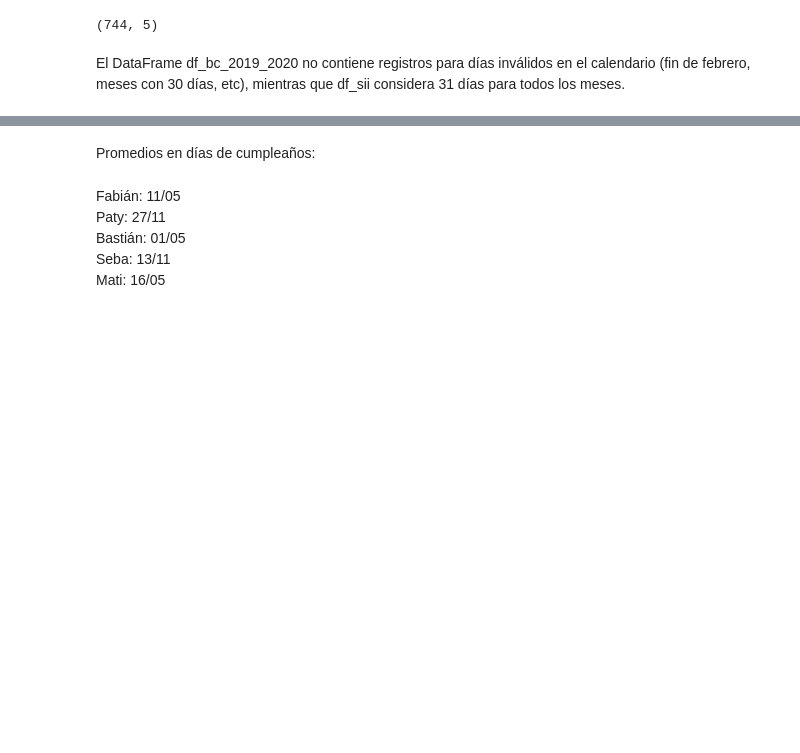
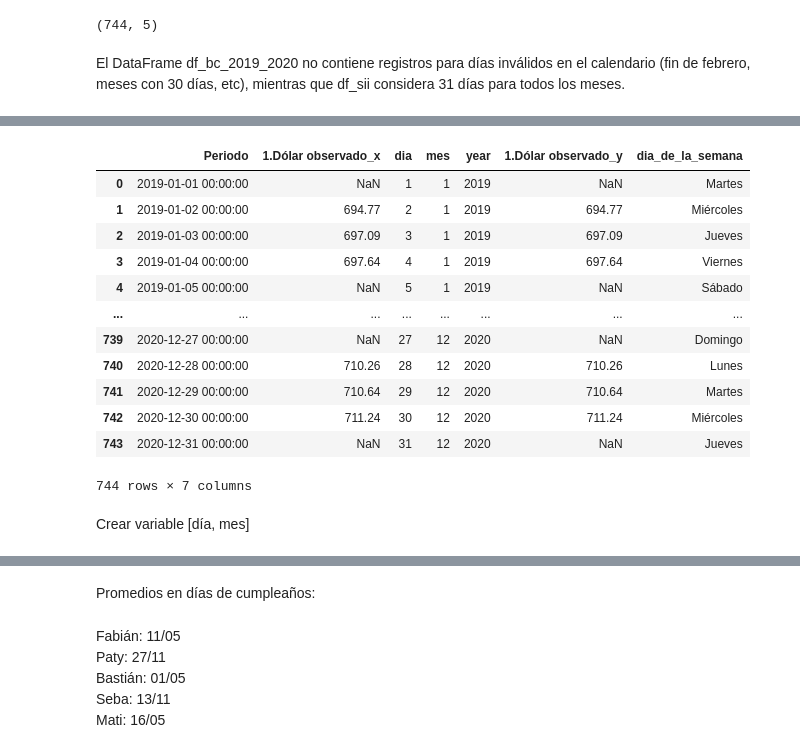
Before and after one commit to Bguzman96/tarea1-add, a Jupyter notebook: notebooks/3_nb_maticlein.ipynb, the cells around one changed output, grey strips where cells are left out. Cells and saved outputs as stored; diff of their text form; code cells hidden in the pictures; blank space fills up the shorter version.

```diff
--- a/notebooks/3_nb_maticlein.ipynb
+++ b/notebooks/3_nb_maticlein.ipynb
@@ -325,0 +333,3 @@ test[(test["year_y"] == 2019) | (test["year_y"] == 2020)]
+# %%
+df_sii_tidy = df_sii
+df_bc_all_tidy = df_bc_all
@@ -325,0 +338,2 @@ test[(test["year_y"] == 2019) | (test["year_y"] == 2020)]
+# %%
+df_sii_tidy.columns = ['year', 'dia', 'mes', '1.Dólar observado', 'dia_de_la_semana']
@@ -325,0 +342,21 @@ test[(test["year_y"] == 2019) | (test["year_y"] == 2020)]
+# %%
+months = {
+    "Ene": 1,
+    "Feb": 2,
+    "Mar": 3,
+    "Abr": 4,
+    "May": 5,
+    "Jun": 6,
+    "Jul": 7,
+    "Ago": 8,
+    "Sep": 9,
+    "Oct": 10,
+    "Nov": 11,
+    "Dic": 12,
+}
+
+for row in range(0, len(df_sii)):
+    try:
+        df_sii_tidy["mes"][row]= months[df_sii_tidy["mes"][row]]
+    except:
+        pass
@@ -325,0 +365,8 @@ test[(test["year_y"] == 2019) | (test["year_y"] == 2020)]
+# %%
+df_sii_tidy['dia'] = df_sii_tidy['dia'].astype('int64')
+df_sii_tidy['mes'] = df_sii_tidy['mes'].astype('int64')
+df_sii_tidy['year'] = df_sii_tidy['year'].astype('int64')
+
+df_bc_all_tidy['dia'] = df_bc_all_tidy['dia'].astype('int64')
+df_bc_all_tidy['mes'] = df_bc_all_tidy['mes'].astype('int64')
+df_bc_all_tidy['year'] = df_bc_all_tidy['year'].astype('int64')
@@ -325,0 +394,19 @@ test[(test["year_y"] == 2019) | (test["year_y"] == 2020)]
+# %%
+df_merged = pd.merge(df_bc_all_tidy, df_sii_tidy, on=['dia', 'mes', 'year'], how='right')
+df_merged
+# %% [output]
+|  | Periodo | 1.Dólar observado_x | dia | mes | year | 1.Dólar observado_y | dia_de_la_semana |
+| 0 | 2019-01-01 00:00:00 | NaN | 1 | 1 | 2019 | NaN | Martes |
+| 1 | 2019-01-02 00:00:00 | 694.77 | 2 | 1 | 2019 | 694.77 | Miércoles |
+| 2 | 2019-01-03 00:00:00 | 697.09 | 3 | 1 | 2019 | 697.09 | Jueves |
+| 3 | 2019-01-04 00:00:00 | 697.64 | 4 | 1 | 2019 | 697.64 | Viernes |
+| 4 | 2019-01-05 00:00:00 | NaN | 5 | 1 | 2019 | NaN | Sábado |
+| ... | ... | ... | ... | ... | ... | ... | ... |
+| 739 | 2020-12-27 00:00:00 | NaN | 27 | 12 | 2020 | NaN | Domingo |
+| 740 | 2020-12-28 00:00:00 | 710.26 | 28 | 12 | 2020 | 710.26 | Lunes |
+| 741 | 2020-12-29 00:00:00 | 710.64 | 29 | 12 | 2020 | 710.64 | Martes |
+| 742 | 2020-12-30 00:00:00 | 711.24 | 30 | 12 | 2020 | 711.24 | Miércoles |
+| 743 | 2020-12-31 00:00:00 | NaN | 31 | 12 | 2020 | NaN | Jueves |
+744 rows × 7 columns
+# %% [markdown]
+Crear variable [día, mes]
```
Also changed, not shown: parts of 25 cells of this notebook.
